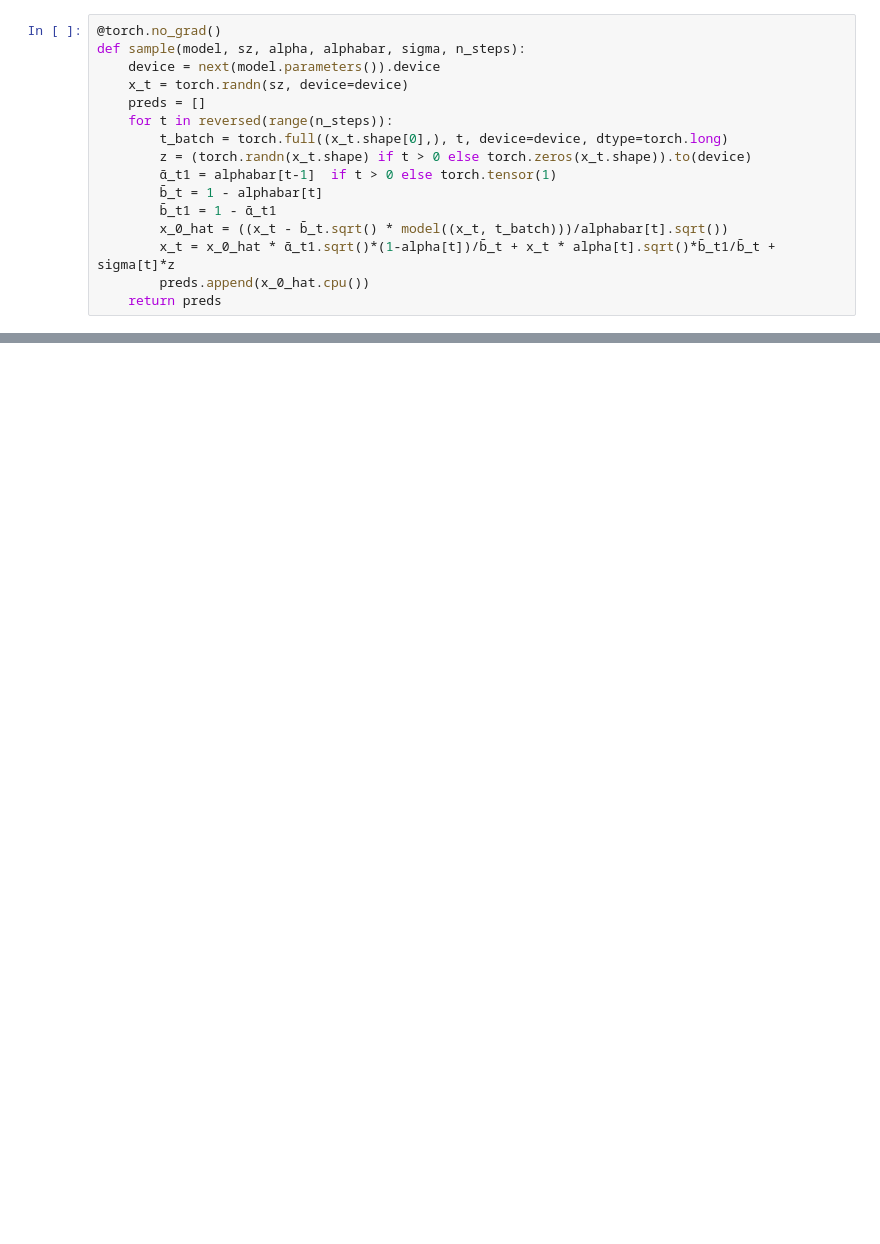
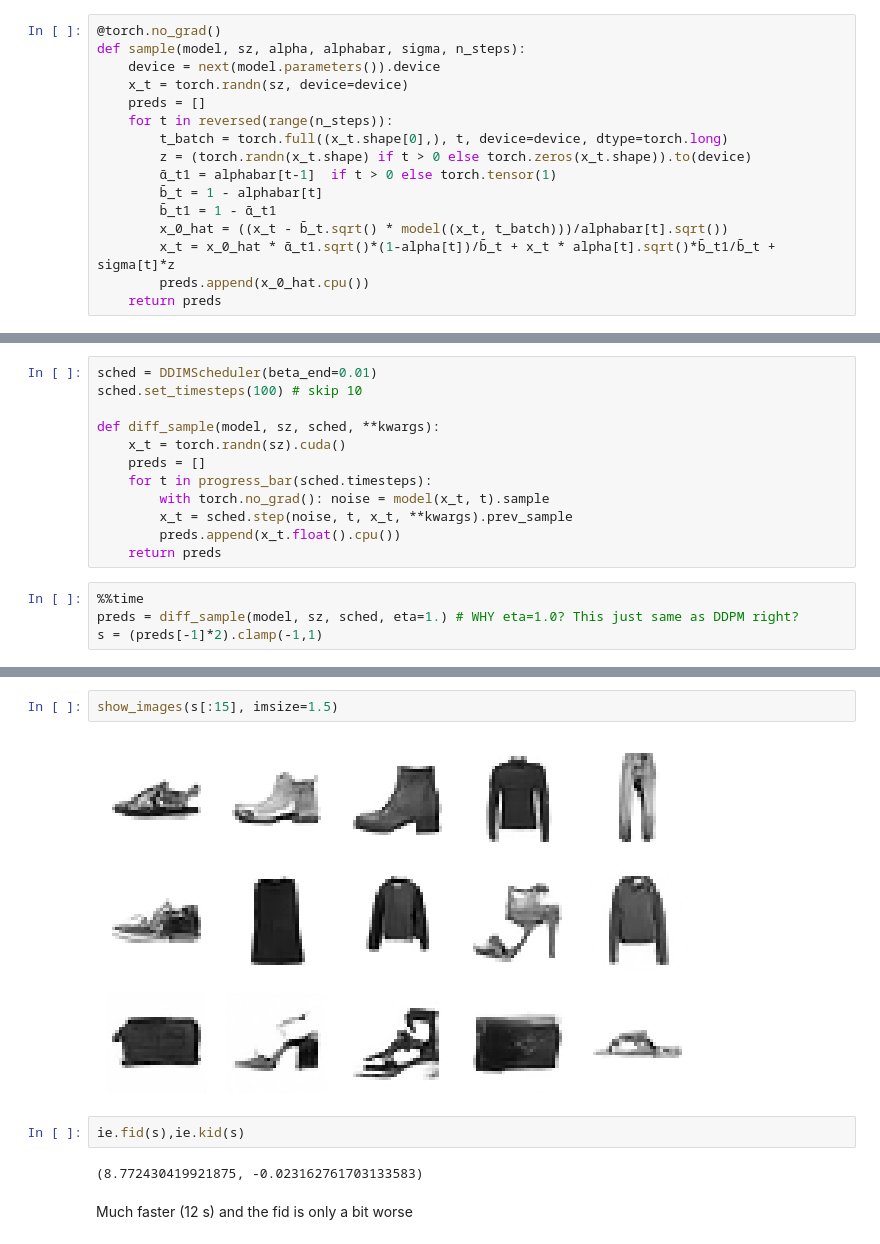
Before and after one commit to DrEntropy/pdl, a Jupyter notebook: lesson21.ipynb, the cells around one changed output, grey strips where cells are left out. Drawn from its saved outputs; the diff is of its cells as text; blank space fills up the shorter version.

```diff
--- a/lesson21.ipynb
+++ b/lesson21.ipynb
@@ -268,0 +417,16 @@ Whats the best paper for faster generation?
+# %%
+sched = DDIMScheduler(beta_end=0.01)
+sched.set_timesteps(100) # skip 10
+
+def diff_sample(model, sz, sched, **kwargs):
+    x_t = torch.randn(sz).cuda()
+    preds = []
+    for t in progress_bar(sched.timesteps):
+        with torch.no_grad(): noise = model(x_t, t).sample
+        x_t = sched.step(noise, t, x_t, **kwargs).prev_sample
+        preds.append(x_t.float().cpu())
+    return preds
+# %%
+%%time
+preds = diff_sample(model, sz, sched, eta=1.) # WHY eta=1.0? This just same as DDPM right?
+s = (preds[-1]*2).clamp(-1,1)
@@ -268,0 +437,10 @@ Whats the best paper for faster generation?
+# %%
+show_images(s[:15], imsize=1.5)
+# %% [output]
+[figure, added]
+# %%
+ie.fid(s),ie.kid(s)
+# %% [output]
+(8.772430419921875, -0.023162761703133583)
+# %% [markdown]
+Much faster (12 s) and the fid is only a bit worse
```
Also changed, not shown: parts of 60 cells of this notebook, 4 other files.
